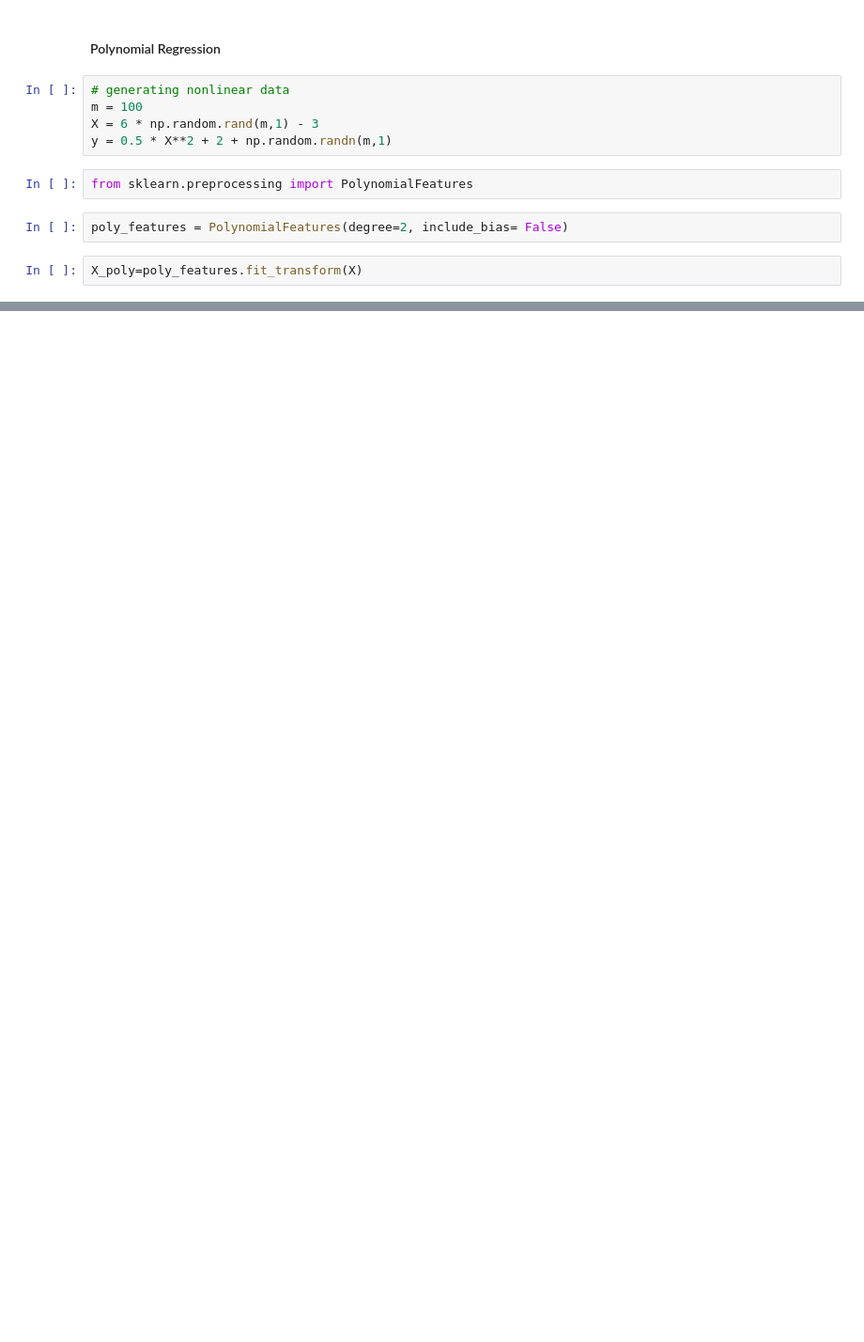
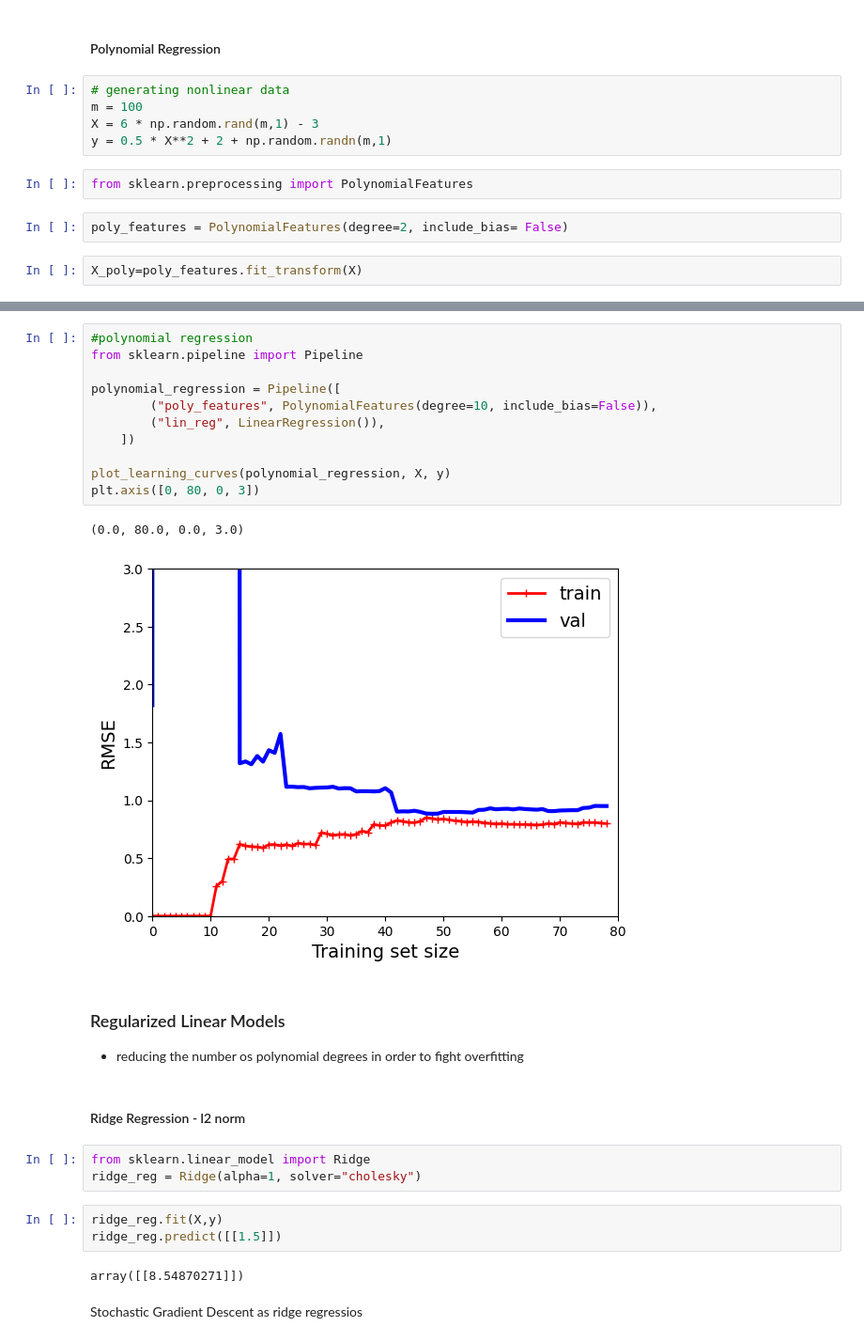
Before and after one commit to julia-rolemberg/classification-MNIST, a Jupyter notebook: training/training-models.ipynb, the cells around one changed output, grey strips where cells are left out. Shown: that part at 94% size. Saved outputs shown, nothing was run; the diff lists cells and outputs as text; blank space fills up the shorter version.

```diff
--- a/training/training-models.ipynb
+++ b/training/training-models.ipynb
@@ -161,0 +191,29 @@ plt.show()
+# %%
+#polynomial regression
+from sklearn.pipeline import Pipeline
+
+polynomial_regression = Pipeline([
+        ("poly_features", PolynomialFeatures(degree=10, include_bias=False)),
+        ("lin_reg", LinearRegression()),
+    ])
+
+plot_learning_curves(polynomial_regression, X, y)
+plt.axis([0, 80, 0, 3])
+# %% [output]
+(0.0, 80.0, 0.0, 3.0)
+[figure, added]
+# %% [markdown]
+### Regularized Linear Models
+- reducing the number os polynomial degrees in order to fight overfitting
+# %% [markdown]
+#### Ridge Regression - l2 norm
+# %%
+from sklearn.linear_model import Ridge
+ridge_reg = Ridge(alpha=1, solver="cholesky")
+# %%
+ridge_reg.fit(X,y)
+ridge_reg.predict([[1.5]])
+# %% [output]
+array([[8.54870271]])
+# %% [markdown]
+Stochastic Gradient Descent as ridge regressios
```
Also changed, not shown: parts of 27 cells of this notebook.
